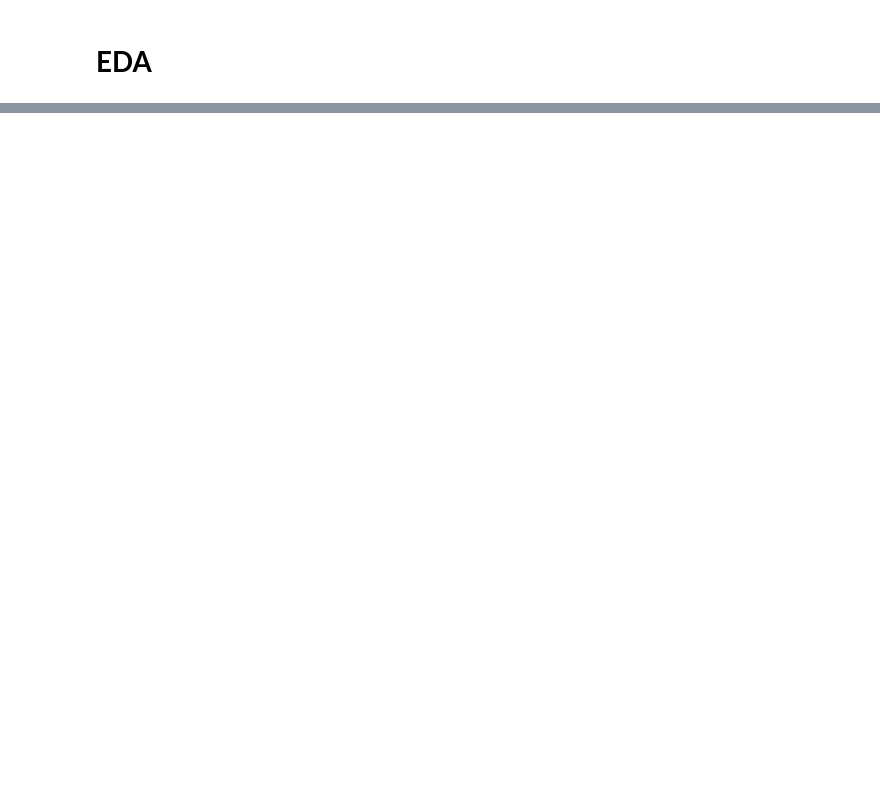
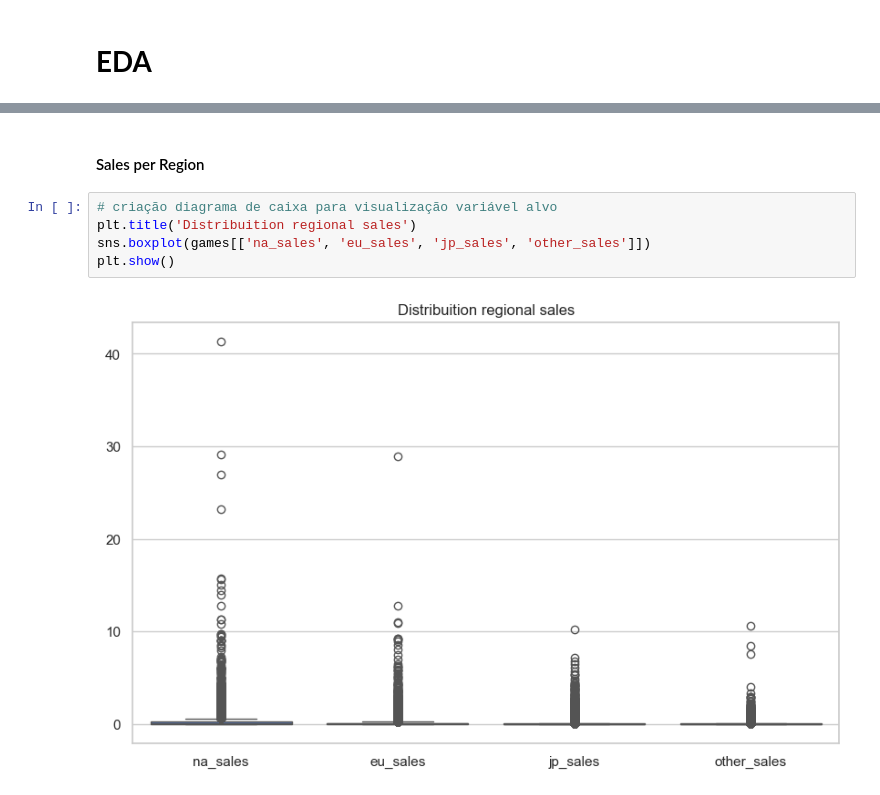
Before and after one commit to rodriguesbrian/tt6_ice_project, a Jupyter notebook: notebook/analysis.ipynb, the cells around one changed output, grey strips where cells are left out. Drawn from its saved outputs; the diff is of its cells as text; blank space fills up the shorter version.

```diff
--- a/notebook/analysis.ipynb
+++ b/notebook/analysis.ipynb
@@ -424,0 +476,9 @@ Essa coluna será a principal métrica de desempenho comercial nas análises seg
+# %% [markdown]
+#### Sales per Region
+# %%
+# criação diagrama de caixa para visualização variável alvo
+plt.title('Distribuition regional sales')
+sns.boxplot(games[['na_sales', 'eu_sales', 'jp_sales', 'other_sales']])
+plt.show()
+# %% [output]
+[figure, added]
```
Also changed, not shown: parts of 41 cells of this notebook.
